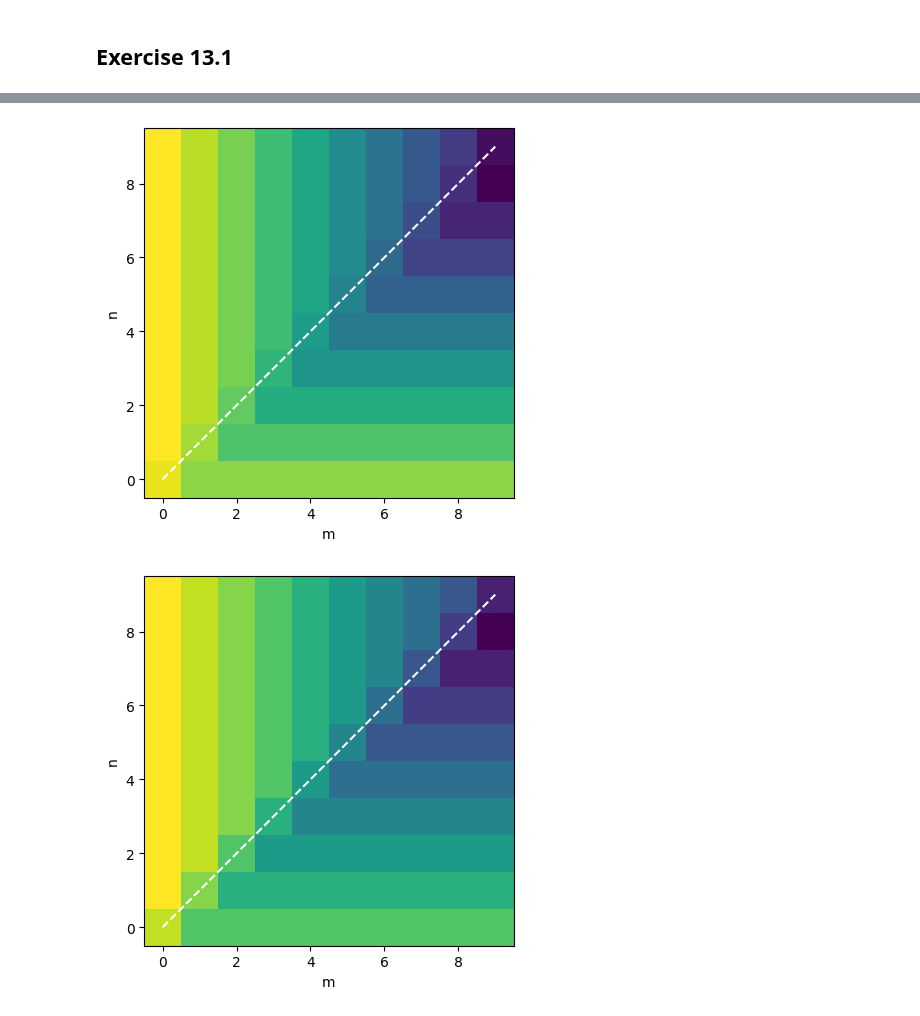
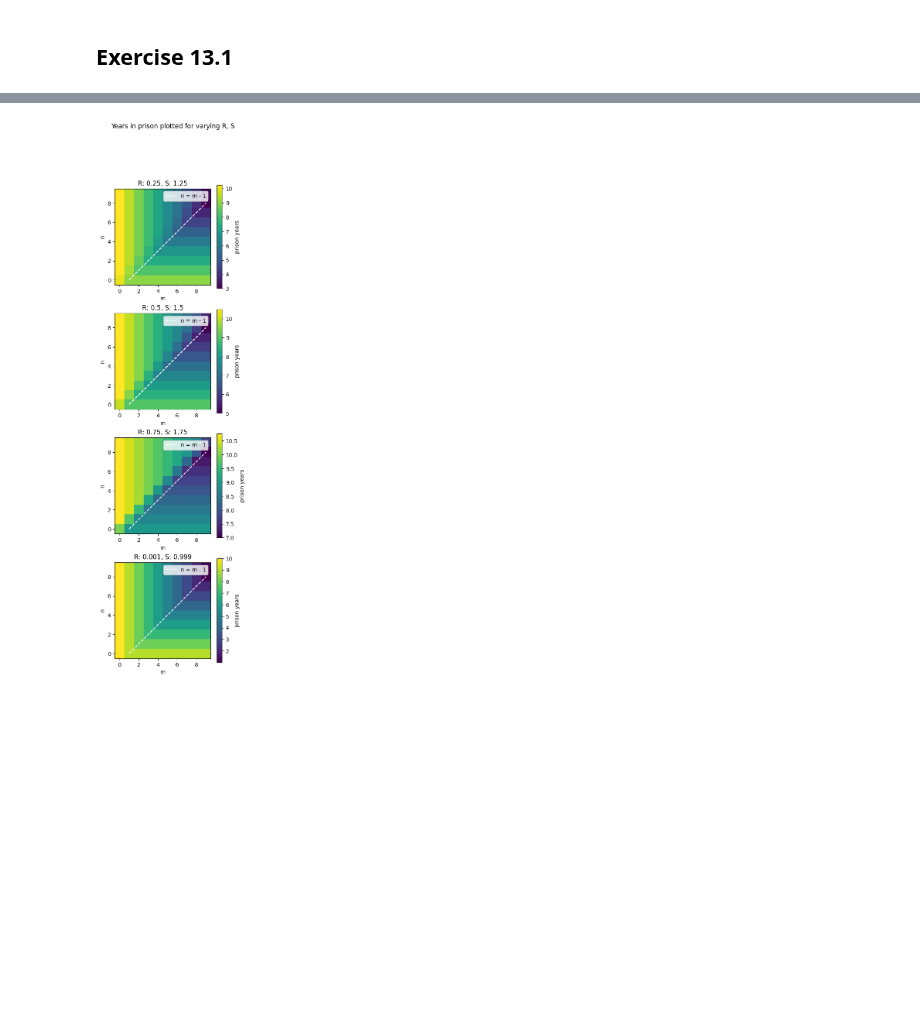
Before and after one commit to gasparyanartur/simulation-of-complex-systems-solutions, a Jupyter notebook: chapter-13/chapter-13.ipynb, the cells around one changed output, grey strips where cells are left out. Saved outputs shown, nothing was run; the diff lists cells and outputs as text; code cells hidden in the pictures; blank space fills up the shorter version.

```diff
--- a/chapter-13/chapter-13.ipynb
+++ b/chapter-13/chapter-13.ipynb
@@ -67,11 +67,11 @@ def plot_1d(years_all):
 # %%
-def plot_2d(years_all):
+def plot_2d(years_all, fig, ax):
     years = years_all[:, :, :, 0]
     acc_years = np.sum(years, axis=2)
-    fig = plt.figure()
-    ax = fig.gca()
-    ax.imshow(acc_years, origin='lower')
+    im = ax.imshow(acc_years, origin='lower')
+    ax.plot(np.arange(1, N), np.arange(N-1), linestyle='--', c='white')
+    fig.colorbar(im, ax=ax, label='prison years')
     ax.set_xlabel('m')
     ax.set_ylabel('n')
-    ax.plot(np.arange(1, N+1)-1, np.arange(N), linestyle='--', c='white')
+    ax.legend(["n = m - 1"])
 # %%
@@ -83,15 +84,23 @@ plot_2d(years_all)
 # %%
 N = 10
 T = 0
 P = 1
+
 Rs = [0.25, 0.5, 0.75, 0.001]
 Ss = [1.25, 1.5, 1.75, 0.999]
+n_plots = len(Rs)
 
+fig, axes = plt.subplots(n_plots, 1, figsize=(4, 4*n_plots))
+fig.suptitle("Years in prison plotted for varying R, S")
 
-for R, S in zip(Rs, Ss):
+for i in range(n_plots):
+    R = Rs[i]
+    S = Ss[i]
+    ax = axes[i]
+    ax.set_title(f'R: {R}, S: {S}')
+
     outcomes = get_outcomes(T, R, P, S)
     years_all = get_years(N, outcomes)
-    plot_2d(years_all)
+    plot_2d(years_all, fig, ax)
 # %% [output]
-[figure, old version]
+[figure, new version]
-[figure, removed]
```
Also changed, not shown: parts of 3 cells of this notebook.
